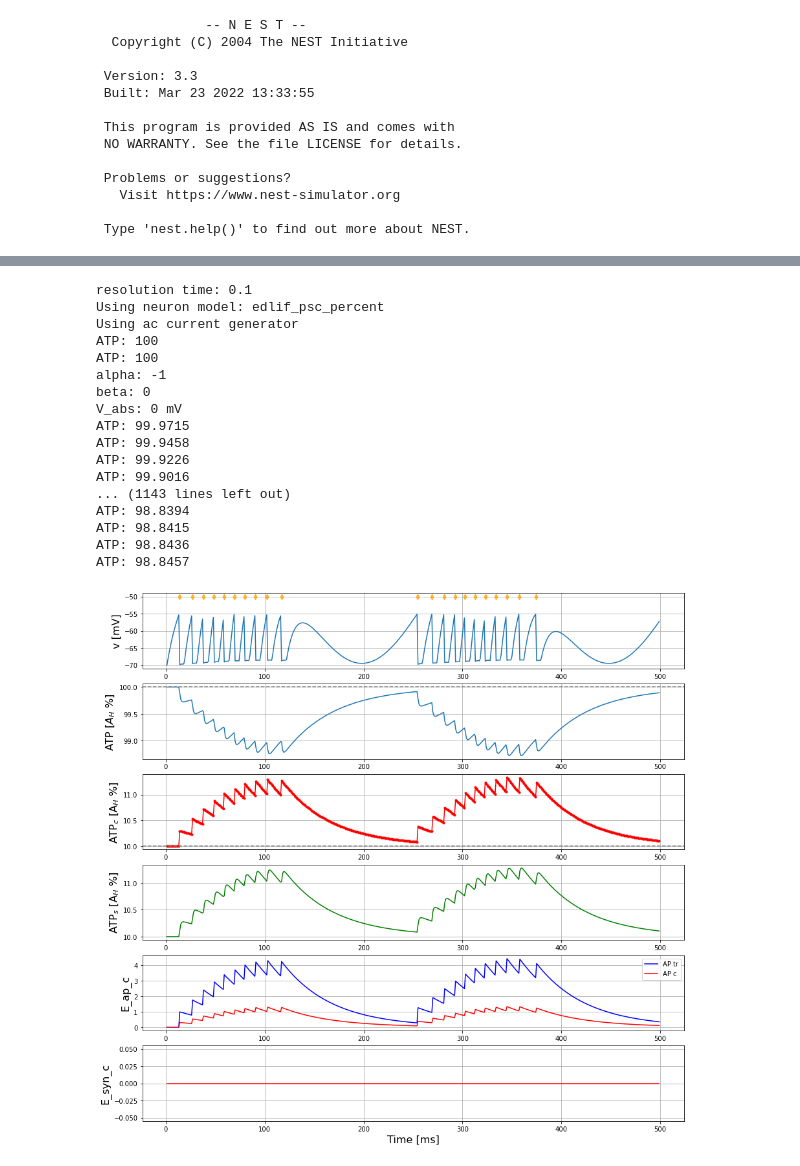
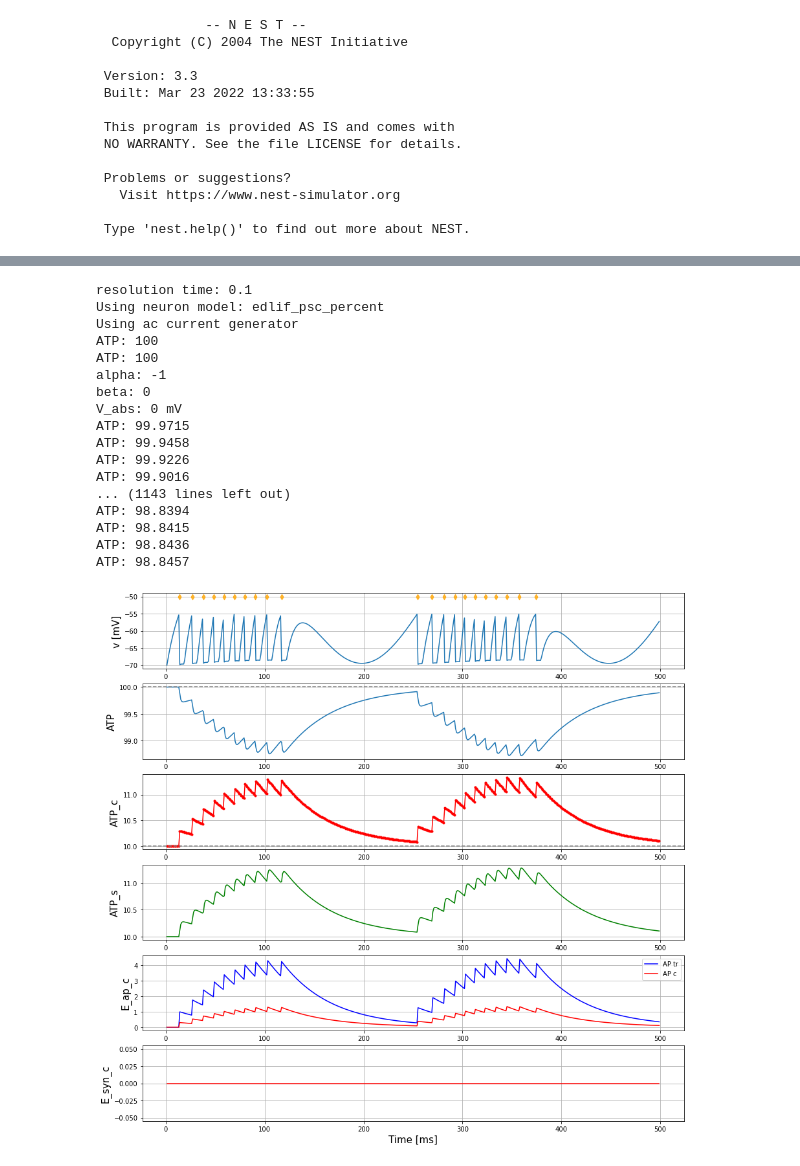
Before and after one commit to Wiss/nestml, a Jupyter notebook: edlif/EDLIF_one_neuron_example.ipynb, the cells around one changed output, grey strips where cells are left out. Cells and saved outputs as stored; diff of their text form; code cells hidden in the pictures.

```diff
--- a/edlif/EDLIF_one_neuron_example.ipynb
+++ b/edlif/EDLIF_one_neuron_example.ipynb
@@ -123,7 +151,7 @@ nest.Connect(voltmeter, neuron)
 
 if gen == "dc":
     cgs = nest.Create('dc_generator')
-    cgs.set({"amplitude": 2.2})
+    cgs.set({"amplitude": 1.86})
 elif gen == "ac":
     cgs = nest.Create('ac_generator')
     cgs.set({"amplitude": 2.2})
@@ -143,7 +171,7 @@ print(f"absolute error of integration: {error}")
 
 spike_times = nest.GetStatus(sr, keys='events')[0]['times']
 
-fontsize = 16
+fontsize = 15
 fig, ax = plt.subplots(nrows=6, figsize=(15,15))
 ax[0].plot(voltmeter.get("events")["times"], voltmeter.get("events")["V_m"])
 ax[1].plot(voltmeter.get("events")["times"], voltmeter.get("events")["ATP"])
@@ -157,36 +185,36 @@ ax[4].plot(voltmeter.get("events")["times"], voltmeter.get("events")["E_ap_c"],
 #ax[5].plot(voltmeter.get("events")["times"], voltmeter.get("events")["E_ap_der"], c="r")
 ax[5].plot(voltmeter.get("events")["times"], voltmeter.get("events")["E_syn_c"], c="r")
 ax[0].scatter(spike_times, -50 * np.ones_like(spike_times), marker="d", c="orange", alpha=.8, zorder=99)
 for _ax in ax:
     _ax.grid(True)
 ax[0].set_ylabel("v [mV]", fontsize=fontsize)
-ax[1].set_ylabel(r"ATP [$A_H$ %]", fontsize=fontsize)
-ax[2].set_ylabel(r"ATP$_c$ [A$_H$ %]", fontsize=fontsize)
-ax[3].set_ylabel(r"ATP$_s$ [A$_H$ %]", fontsize=fontsize)
+ax[1].set_ylabel("ATP", fontsize=fontsize)
+ax[2].set_ylabel("ATP_c", fontsize=fontsize)
+ax[3].set_ylabel("ATP_s", fontsize=fontsize)
 ax[4].set_ylabel("E_ap_tr", fontsize=fontsize)
 ax[4].set_ylabel("E_ap_c", fontsize=fontsize)
 ax[5].set_ylabel("E_syn_c", fontsize=fontsize)
 ax[-1].set_xlabel("Time [ms]", fontsize=fontsize)
 ax[4].legend()
 fig.show()
 # %% [output]
 resolution time: 0.1
 Using neuron model: edlif_psc_percent
 Using ac current generator
 ATP: 100
 ATP: 100
 alpha: -1
 beta: 0
 V_abs: 0 mV
 ATP: 99.9715
 ATP: 99.9458
 ATP: 99.9226
 ATP: 99.9016
 ... (1143 lines left out)
 ATP: 98.8394
 ATP: 98.8415
 ATP: 98.8436
 ATP: 98.8457
-[figure, old version]
+[figure, new version]
 # %%
 #nest.kernel_status
```
Also changed, not shown: parts of 2 cells of this notebook.
